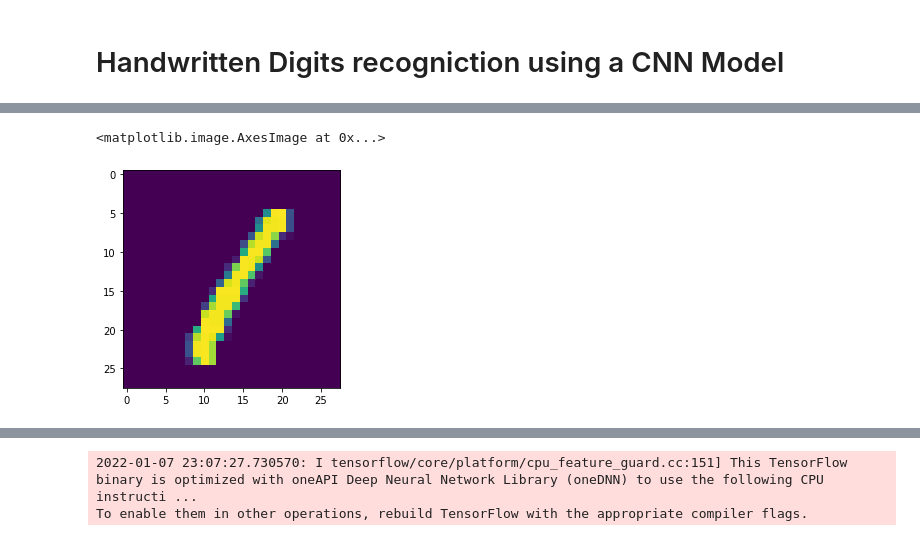
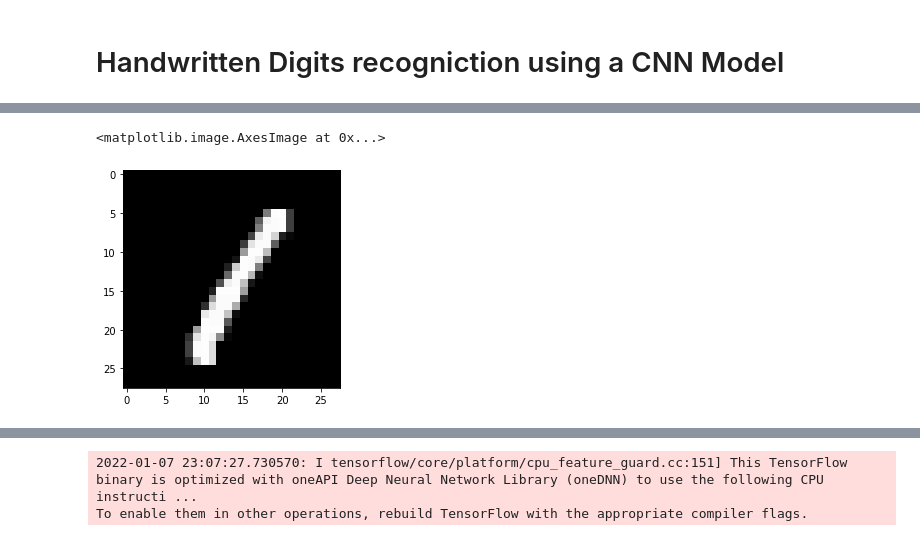
Before and after one commit to alexisdacosta/handwritten-character-sequence-recognition, a Jupyter notebook: notebooks/model_CNN_digits.ipynb, the cells around one changed output, grey strips where cells are left out. Drawn from its saved outputs; the diff is of its cells as text; code cells hidden in the pictures.

```diff
--- a/notebooks/model_CNN_digits.ipynb
+++ b/notebooks/model_CNN_digits.ipynb
@@ -9,9 +25,7 @@ import random
 # %%
 (x_train, y_train), (x_val, y_val) = mnist.load_data()
-# %%
-import matplotlib.pyplot as plt
-
-plt.imshow(x_train[3])
-# %% [output]
-<matplotlib.image.AxesImage at 0x...>
-[figure, removed]
+# %%
+plt.imshow(x_train[3], cmap='gray')
+# %% [output]
+<matplotlib.image.AxesImage at 0x...>
+[figure, added]
```
Also changed, not shown: parts of 24 cells of this notebook, 15 other files.
